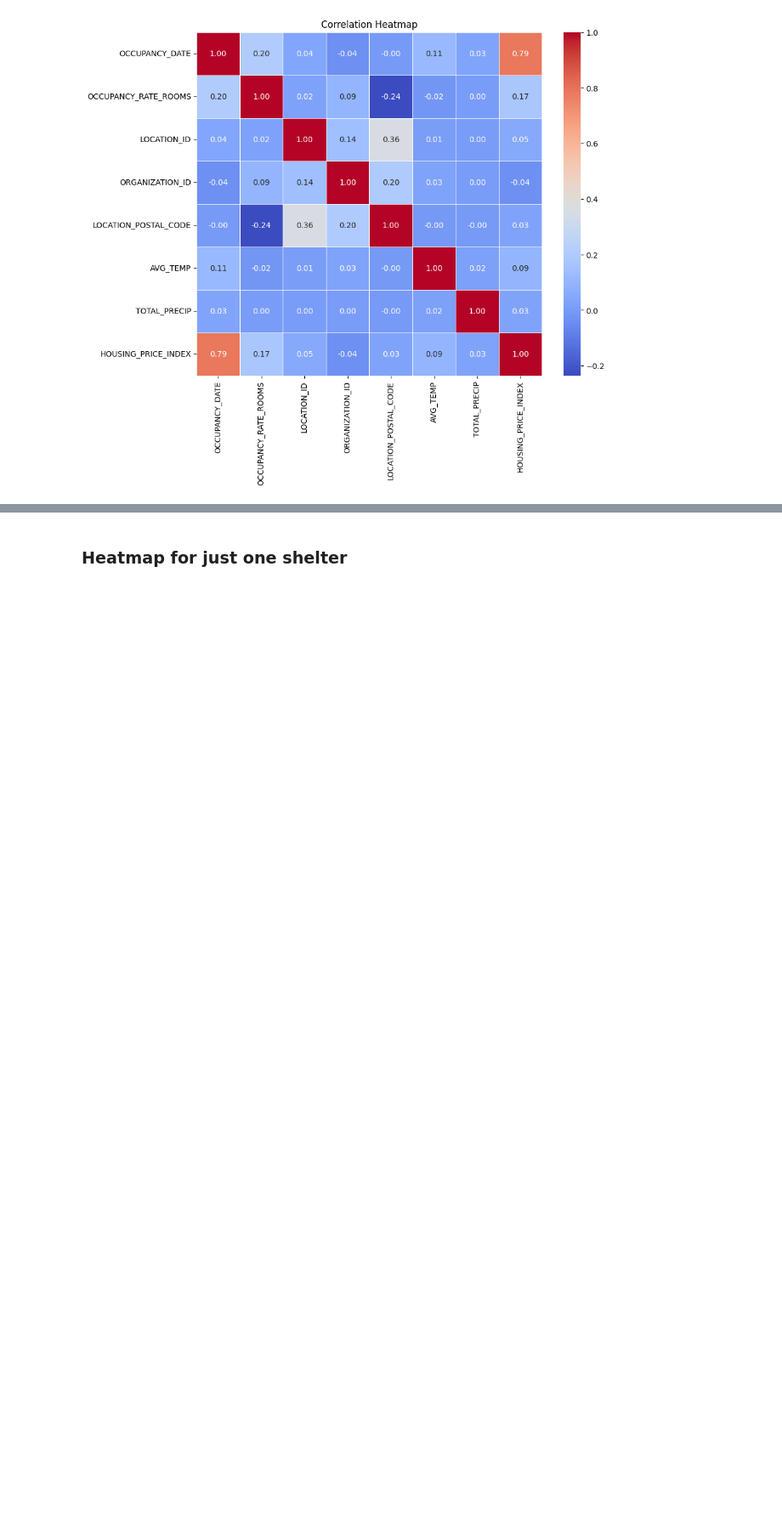
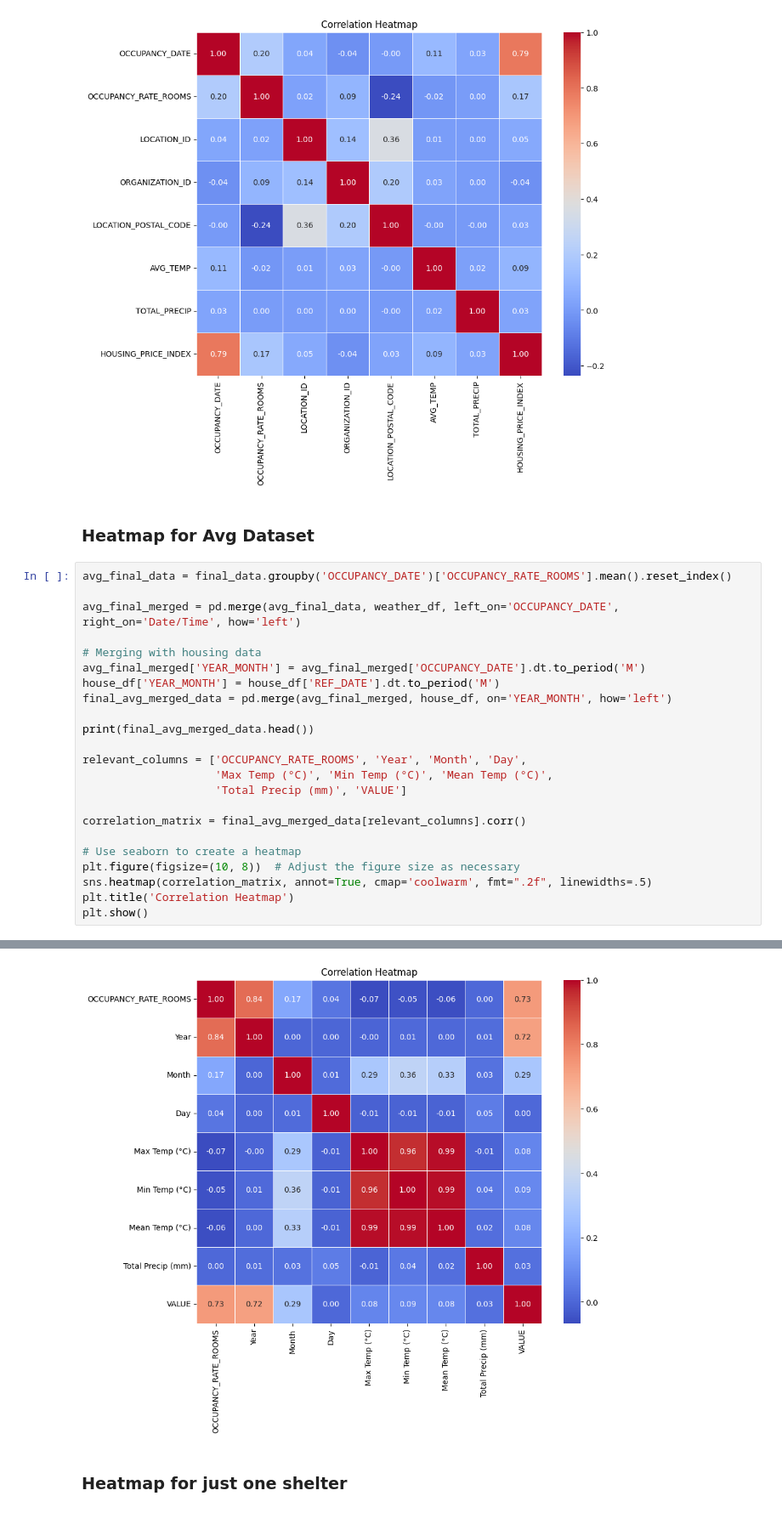
Before and after one commit to Tomasdfgh/RBCs_Borealis_AIs_Shelter_Occupancy_Forecast, a Jupyter notebook: Data_Visualization.ipynb, the cells around one changed output, grey strips where cells are left out. Shown at 85% size. Cells and saved outputs as stored; diff of their text form; blank space fills up the shorter version.

```diff
--- a/Data_Visualization.ipynb
+++ b/Data_Visualization.ipynb
@@ -542,3 +542,29 @@ plt.title('Correlation Heatmap')
 plt.show()
 # %% [output]
 [figure]
+# %% [markdown]
+### Heatmap for Avg Dataset
+# %%
+avg_final_data = final_data.groupby('OCCUPANCY_DATE')['OCCUPANCY_RATE_ROOMS'].mean().reset_index()
+
+avg_final_merged = pd.merge(avg_final_data, weather_df, left_on='OCCUPANCY_DATE', right_on='Date/Time', how='left')
+
+# Merging with housing data
+avg_final_merged['YEAR_MONTH'] = avg_final_merged['OCCUPANCY_DATE'].dt.to_period('M')
+house_df['YEAR_MONTH'] = house_df['REF_DATE'].dt.to_period('M')
+final_avg_merged_data = pd.merge(avg_final_merged, house_df, on='YEAR_MONTH', how='left')
+
+print(final_avg_merged_data.head())
+
+relevant_columns = ['OCCUPANCY_RATE_ROOMS', 'Year', 'Month', 'Day',
+                    'Max Temp (°C)', 'Min Temp (°C)', 'Mean Temp (°C)',
+                    'Total Precip (mm)', 'VALUE']
+
+correlation_matrix = final_avg_merged_data[relevant_columns].corr()
+
+# Use seaborn to create a heatmap
+plt.figure(figsize=(10, 8))  # Adjust the figure size as necessary
+sns.heatmap(correlation_matrix, annot=True, cmap='coolwarm', fmt=".2f", linewidths=.5)
+plt.title('Correlation Heatmap')
+plt.show()
+# %% [output]
@@ -545,3 +591,4 @@ plt.show()
+[figure, added]
 # %% [markdown]
 ### Heatmap for just one shelter
 # %%
```
Also changed, not shown: parts of 5 cells of this notebook.
